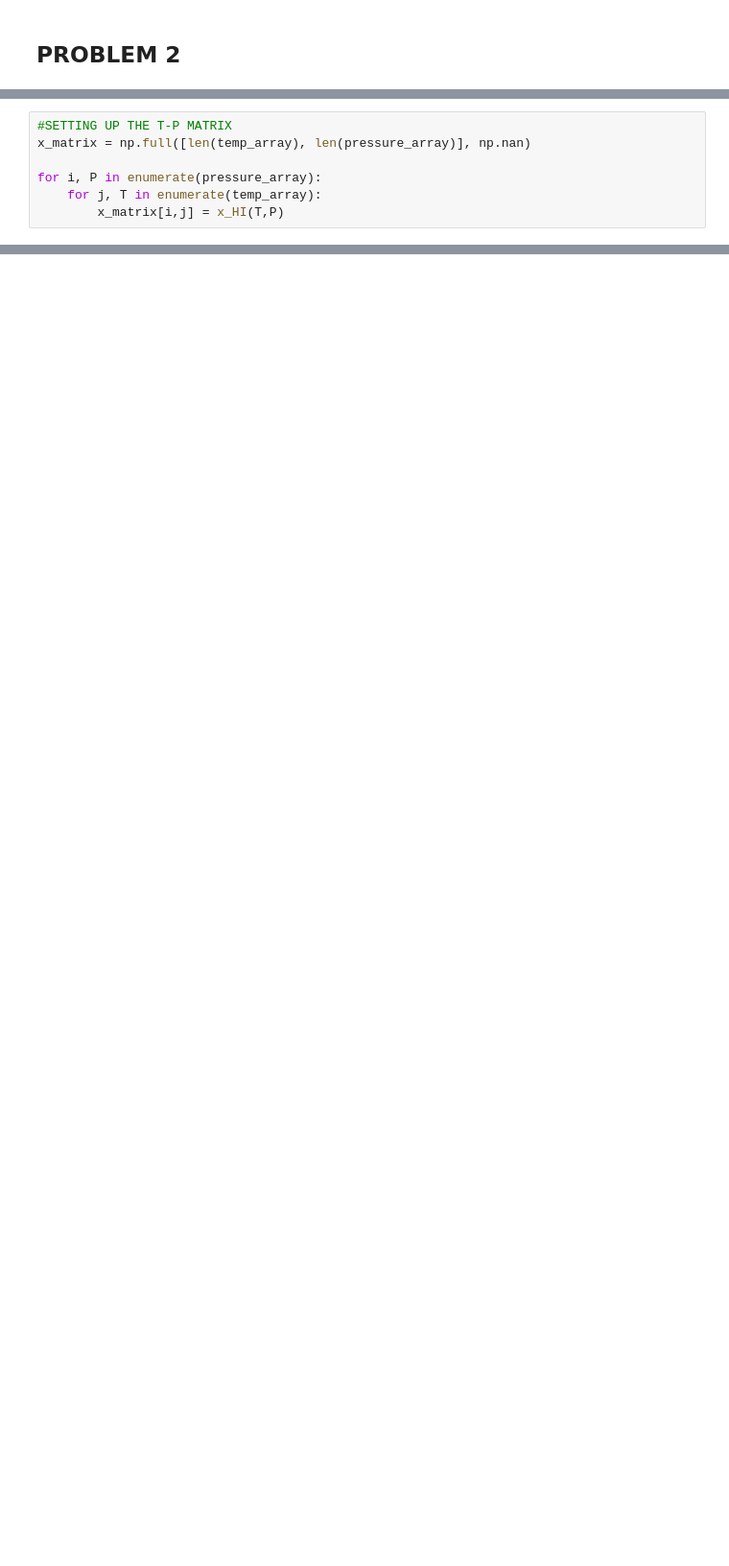
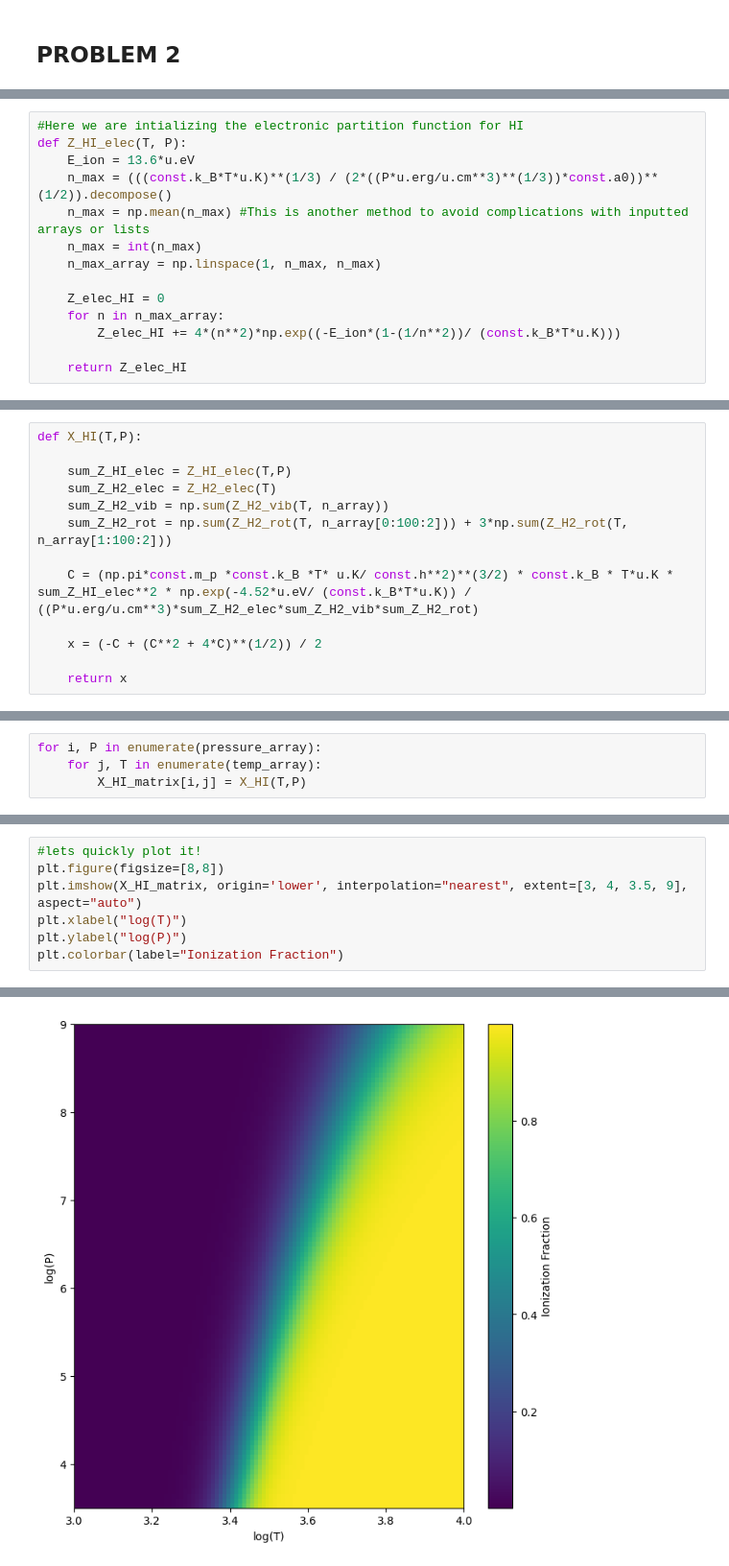
Before and after one commit to e-pritchard/ASTR-104-Homework-4---Evan-Pritchard, a Jupyter notebook: ASTR 104 Homework 4.ipynb, the cells around one changed output, grey strips where cells are left out. Shown: that part at 96% size. Cells and saved outputs as stored; diff of their text form; blank space fills up the shorter version.

```diff
--- a/ASTR 104 Homework 4.ipynb
+++ b/ASTR 104 Homework 4.ipynb
@@ -193,7 +12,0 @@ pressure_array = np.logspace(0, 13, 100)
-# %%
-#SETTING UP THE T-P MATRIX
-x_matrix = np.full([len(temp_array), len(pressure_array)], np.nan)
-
-for i, P in enumerate(pressure_array):
-    for j, T in enumerate(temp_array):
-        x_matrix[i,j] = x_HI(T,P)
@@ -289,0 +53,14 @@ def x_HII(T, P):
+# %%
+#Here we are intializing the electronic partition function for HI
+def Z_HI_elec(T, P):
+    E_ion = 13.6*u.eV
+    n_max = (((const.k_B*T*u.K)**(1/3) / (2*((P*u.erg/u.cm**3)**(1/3))*const.a0))**(1/2)).decompose()
+    n_max = np.mean(n_max) #This is another method to avoid complications with inputted arrays or lists
+    n_max = int(n_max)
+    n_max_array = np.linspace(1, n_max, n_max)
+
+    Z_elec_HI = 0
+    for n in n_max_array:
+        Z_elec_HI += 4*(n**2)*np.exp((-E_ion*(1-(1/n**2))/ (const.k_B*T*u.K)))
+
+    return Z_elec_HI
@@ -289,0 +72,13 @@ def x_HII(T, P):
+# %%
+def X_HI(T,P):
+
+    sum_Z_HI_elec = Z_HI_elec(T,P)
+    sum_Z_H2_elec = Z_H2_elec(T)
+    sum_Z_H2_vib = np.sum(Z_H2_vib(T, n_array))
+    sum_Z_H2_rot = np.sum(Z_H2_rot(T, n_array[0:100:2])) + 3*np.sum(Z_H2_rot(T, n_array[1:100:2]))
+
+    C = (np.pi*const.m_p *const.k_B *T* u.K/ const.h**2)**(3/2) * const.k_B * T*u.K * sum_Z_HI_elec**2 * np.exp(-4.52*u.eV/ (const.k_B*T*u.K)) / ((P*u.erg/u.cm**3)*sum_Z_H2_elec*sum_Z_H2_vib*sum_Z_H2_rot)
+
+    x = (-C + (C**2 + 4*C)**(1/2)) / 2
+
+    return x
@@ -289,0 +87,4 @@ def x_HII(T, P):
+# %%
+for i, P in enumerate(pressure_array):
+    for j, T in enumerate(temp_array):
+        X_HI_matrix[i,j] = X_HI(T,P)
@@ -289,0 +112,8 @@ def x_HII(T, P):
+# %%
+#lets quickly plot it!
+plt.figure(figsize=[8,8])
+plt.imshow(X_HI_matrix, origin='lower', interpolation="nearest", extent=[3, 4, 3.5, 9], aspect="auto")
+plt.xlabel("log(T)")
+plt.ylabel("log(P)")
+plt.colorbar(label="Ionization Fraction")
+# %% [output]
@@ -289,0 +121 @@ def x_HII(T, P):
+[figure, added]
```
Also changed, not shown: parts of 70 cells of this notebook.
